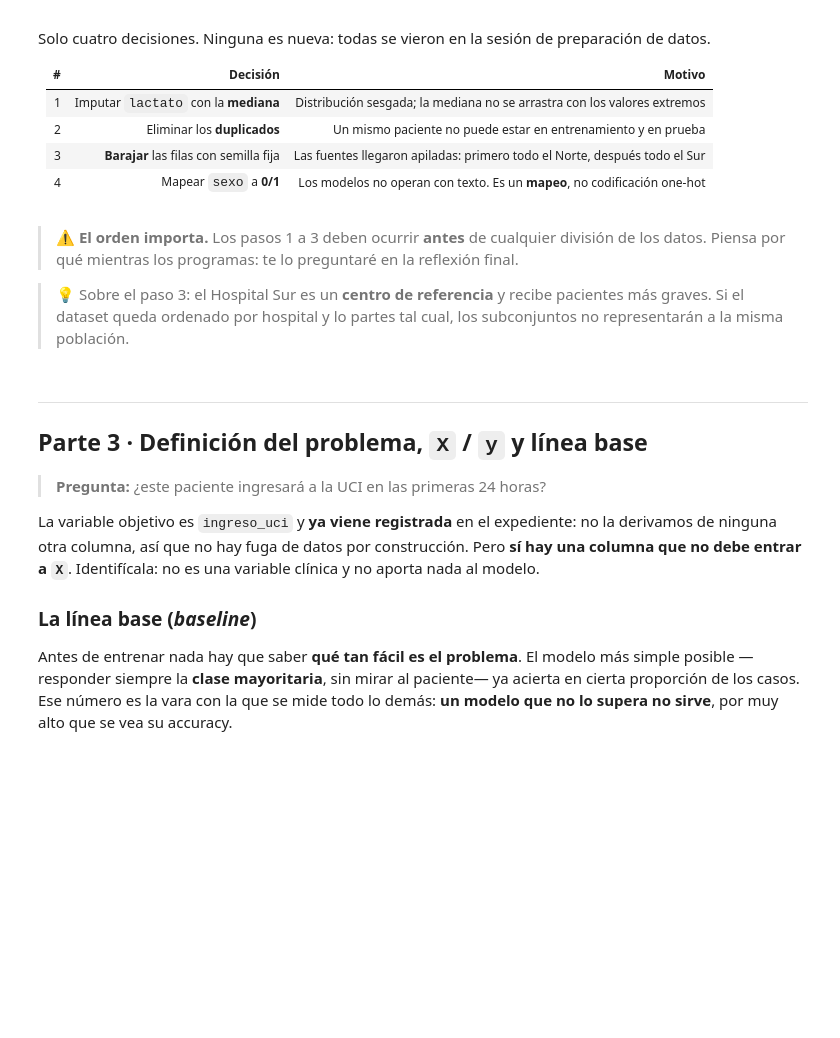
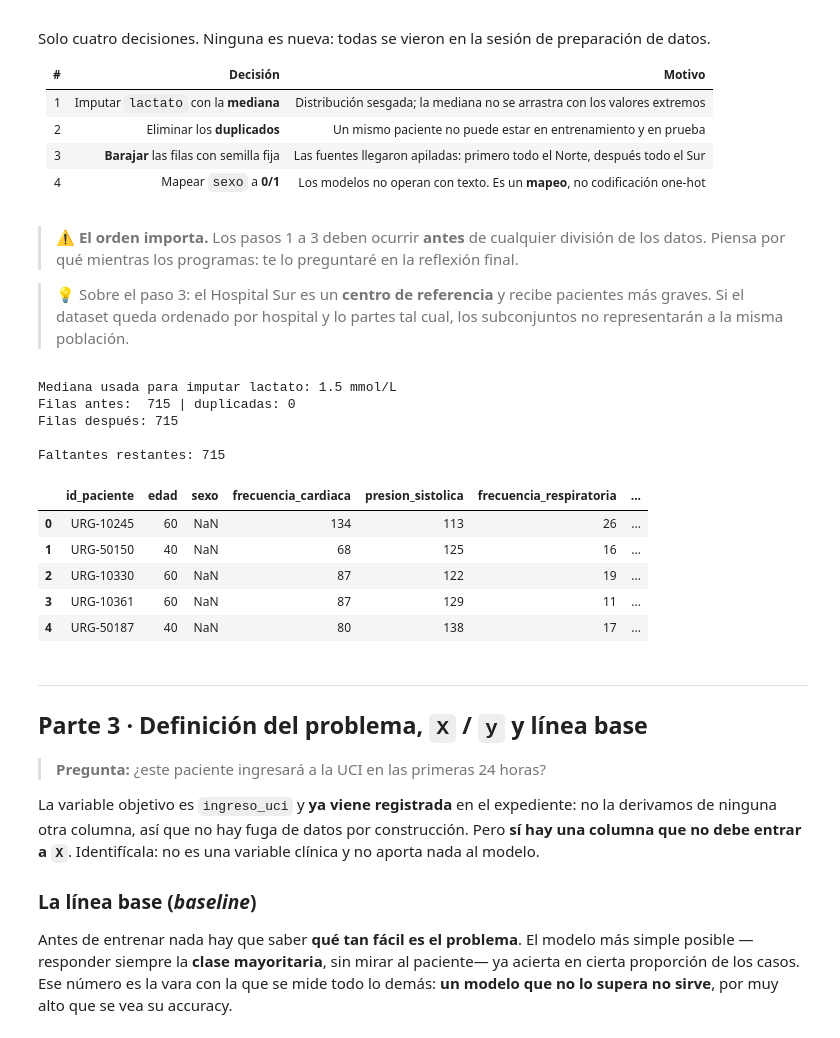
Before and after one commit to robertogurrola17-cmyk/practicas_IA, a Jupyter notebook: tarea2_segregacionDatos/Tarea_U3_Segregacion_y_Entrenamiento_ALUMNO.ipynb, the cells around one changed output. Drawn from its saved outputs; the diff is of its cells as text; code cells hidden in the pictures; blank space fills up the shorter version.

```diff
--- a/tarea2_segregacionDatos/Tarea_U3_Segregacion_y_Entrenamiento_ALUMNO.ipynb
+++ b/tarea2_segregacionDatos/Tarea_U3_Segregacion_y_Entrenamiento_ALUMNO.ipynb
@@ -96,14 +150,18 @@ print(f'Excel -> {df_xls.shape}')
 # ===== BLOQUE 3 — Consolidación y radiografía inicial =====
 # TODO 3.1 · Apila las dos fuentes en un solo DataFrame llamado df.
 #            Pista: comparten el mismo esquema de columnas.
-df = ...
+
+df = pd.concat([df_csv, df_xls, ], ignore_index=True)
 print(f'Dataset consolidado -> {df.shape}\n')
 
 # TODO 3.2 · Verifica el tipo de dato de la columna 'lactato'.
 #            Si dice 'object' en lugar de 'float64', regresa al BLOQUE 2: algo falta.
-print('Tipo de dato de lactato:', ...)
+##print('Tipo de dato de lactato:', ...)
+dtype_lactato = df['lactato'].dtype
+print('Tipo de dato de lactato:', dtype_lactato)
+
 
 # TODO 3.3 · Reporta cuántas filas duplicadas hay y cuántos faltantes por columna.
-print('Filas duplicadas:       ', ...)
-print('Faltantes por columna:')
-print(...)
+print('Filas duplicadas:', df.duplicated().sum())
+print('\nFaltantes por columna:')
+print(df.isnull().sum())
@@ -131,25 +209,37 @@ Solo cuatro decisiones. Ninguna es nueva: todas se vieron en la sesión de prepa
 # %%
 # ===== BLOQUE 4 — Limpieza =====
 # TODO 4.1 · Imputa los faltantes de 'lactato' con la mediana de la columna.
 #            Guarda la mediana en una variable e imprímela.
-mediana_lactato = ...
-df['lactato'] = ...
+mediana_lactato =  df['lactato'].median()
+df['lactato'] = df['lactato'].fillna(mediana_lactato)
 print(f'Mediana usada para imputar lactato: {mediana_lactato} mmol/L')
 
-# TODO 4.2 · Elimina las filas duplicadas. Imprime cuántas filas quedaron.
-print('\nFilas antes: ', len(df))
-df = ...
+
+print('Filas antes: ', len(df), '| duplicadas:', df.duplicated().sum())
+df = df.drop_duplicates().reset_index(drop=True)
 print('Filas después:', len(df))
 
 # TODO 4.3 · Baraja las filas usando random_state=SEED y reinicia el índice.
 #            Pista: .sample(frac=1, random_state=...)
-df = ...
+df = df.sample(frac=1, random_state=SEED).reset_index(drop=True)
 
 # TODO 4.4 · Mapea la columna 'sexo': 'Mujer' -> 0, 'Hombre' -> 1.
-df['sexo'] = ...
+df['sexo'] = df['sexo'].map({'Mujer': 0, 'Hombre': 1})
 
 print('\nFaltantes restantes:', df.isna().sum().sum())
 df.head()
+# %% [output]
+Mediana usada para imputar lactato: 1.5 mmol/L
+Filas antes:  715 | duplicadas: 0
+Filas después: 715
+
+Faltantes restantes: 715
+|  | id_paciente | edad | sexo | frecuencia_cardiaca | presion_sistolica | frecuencia_respiratoria | ... |
+| 0 | URG-10245 | 60 | NaN | 134 | 113 | 26 | ... |
+| 1 | URG-50150 | 40 | NaN | 68 | 125 | 16 | ... |
+| 2 | URG-10330 | 60 | NaN | 87 | 122 | 19 | ... |
+| 3 | URG-10361 | 60 | NaN | 87 | 129 | 11 | ... |
+| 4 | URG-50187 | 40 | NaN | 80 | 138 | 17 | ... |
 # %% [markdown]
 ---
 ## Parte 3 · Definición del problema, `X` / `y` y **línea base**
```
Also changed, not shown: parts of 12 cells of this notebook, 1 other file.
